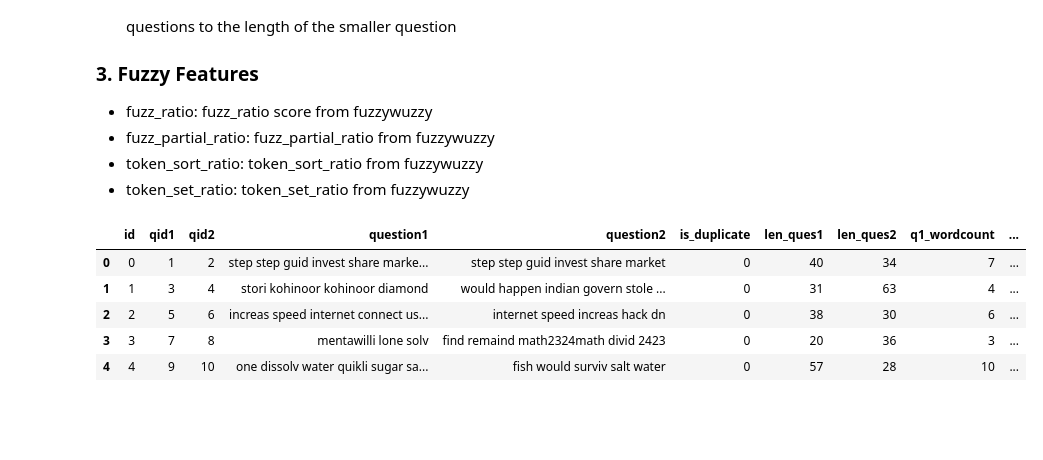
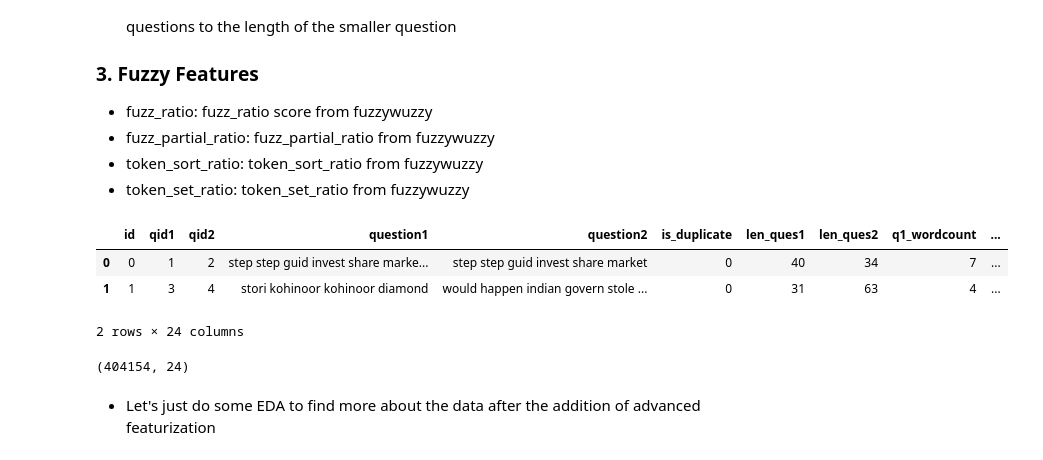
Before and after one commit to IMMRM/Question_Pair_Similarity, a Jupyter notebook: Notebooks/AdvancedFeatureEngineering.ipynb, the cells around one changed output. Drawn from its saved outputs; the diff is of its cells as text; code cells hidden in the pictures; blank space fills up the shorter version.

Commit message:
Added advanced features

```diff
--- a/Notebooks/AdvancedFeatureEngineering.ipynb
+++ b/Notebooks/AdvancedFeatureEngineering.ipynb
@@ -64,6 +72,39 @@ def first_word_eq(q1,q2):
     if(q1_first_word==q2_first_word):
         return 1
     return 0
+# %%
+# Length based features
+
+def longest_substr_ratio(val1,val2):
+    m=list(distance.lcsubstrings(val1,val2))
+    if(m==[]):
+        ls=0
+    else:
+        ls=len(m[0].split())
+
+    return ls/min(len(val1.split()),len(val2.split()))
+# %%
+#Fuzzy based features
+from fuzzywuzzy import fuzz
+def fuzzy_features(row):
+    q1=row['question1']
+    q2=row['question2']
+
+    fuzz_feat=[0.0]*4
+
+    #fuzzy ratio
+    fuzz_feat[0]=fuzz.QRatio(q1,q2)
+
+    #fuzzy partial ratio
+    fuzz_feat[1]=fuzz.partial_ratio(q1,q2)
+
+    #token sort ratio
+    fuzz_feat[2]=fuzz.token_set_ratio(q1,q2)
+
+    #token set ratio
+    fuzz_feat[3]=fuzz.token_sort_ratio(q1,q2)
+
+    return fuzz_feat
 # %%
 data['cwc_min']=data[['word_share','q1_wordcount','q2_wordcount']].apply(lambda x:cwc_min(*x),axis=1)
 data['cwc_max']=data[['word_share','q1_wordcount','q2_wordcount']].apply(lambda x:cwc_max(*x),axis=1)
@@ -71,12 +112,26 @@ data['ctc_min']=data[['question1','question2']].apply(lambda x:ctc_min(*x),axis=
 data['ctc_max']=data[['question1','question2']].apply(lambda x:ctc_max(*x),axis=1)
 data['last_word_eq']=data[['question1','question2']].apply(lambda x:last_word_eq(*x),axis=1)
 data['first_word_eq']=data[['question1','question2']].apply(lambda x:first_word_eq(*x),axis=1)
+#using Length based features
+data['mean_len']=data[['q1_wordcount','q2_wordcount']].apply(lambda x:(x[0]+x[1])/2,axis=1)
+data['abs_len_diff']=data[['q1_wordcount','q2_wordcount']].apply(lambda x:abs(x[0]-x[1]),axis=1)
+data['longest_substr_ratio']=data[['question1','question2']].apply(lambda x:longest_substr_ratio(*x),axis=1)
+#using Fuzzy based features
+val=data.apply(fuzzy_features,axis=1)
+data['fuzzy_ratio']=list(map(lambda x:x[0],val))
+data['fuzzy_partial_ratio']=list(map(lambda x:x[1],val))
+data['token_set_ratio']=list(map(lambda x:x[2],val))
+data['token_sort_ratio']=list(map(lambda x:x[3],val))
 # %%
-data.head(5)
+data.head(2)
 # %% [output]
 |  | id | qid1 | qid2 | question1 | question2 | is_duplicate | len_ques1 | len_ques2 | q1_wordcount | ... |
 | 0 | 0 | 1 | 2 | step step guid invest share marke... | step step guid invest share market | 0 | 40 | 34 | 7 | ... |
 | 1 | 1 | 3 | 4 | stori kohinoor kohinoor diamond | would happen indian govern stole ... | 0 | 31 | 63 | 4 | ... |
-| 2 | 2 | 5 | 6 | increas speed internet connect us... | internet speed increas hack dn | 0 | 38 | 30 | 6 | ... |
-| 3 | 3 | 7 | 8 | mentawilli lone solv | find remaind math2324math divid 2423 | 0 | 20 | 36 | 3 | ... |
-| 4 | 4 | 9 | 10 | one dissolv water quikli sugar sa... | fish would surviv salt water | 0 | 57 | 28 | 10 | ... |
+2 rows × 24 columns
+# %%
+data.shape
+# %% [output]
+(404154, 24)
+# %% [markdown]
+* Let's just do some EDA to find more about the data after the addition of advanced featurization
```
Also changed, not shown: parts of 14 cells of this notebook, 3 other files.
